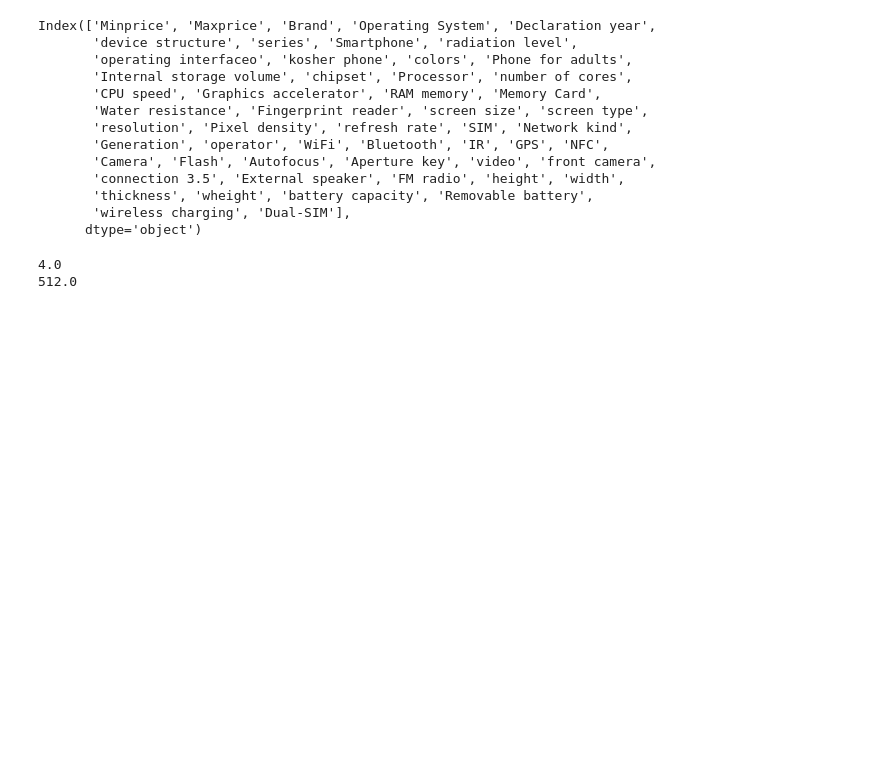
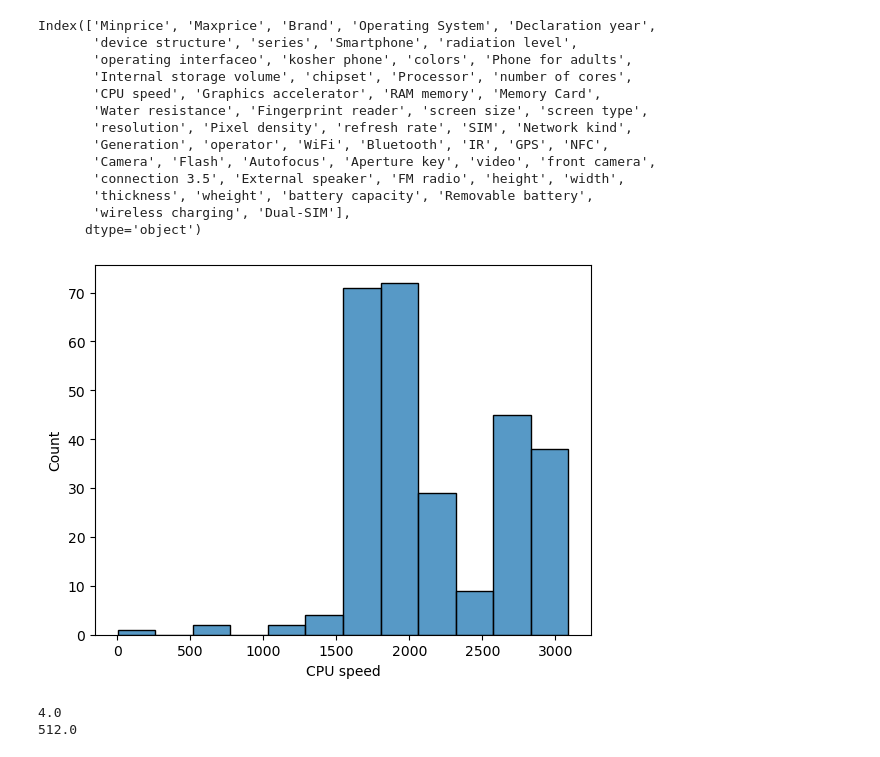
Before and after one commit to Davidtal1/PhoneProjects, a Jupyter notebook: PhonesProject.ipynb, the cells around one changed output. Drawn from its saved outputs; the diff is of its cells as text; code cells hidden in the pictures; blank space fills up the shorter version.

```diff
--- a/PhonesProject.ipynb
+++ b/PhonesProject.ipynb
@@ -330,5 +330,6 @@ See the caveats in the documentation: https://pandas.pydata.org/pandas-docs/stab
 # %% [markdown]
 After using the pd.to_numeric all the values that werent changed got changed into NAN values and we also saw that we good 'None' values as a string insted of None this rows change them back to None
 # %%
-df_WithNone = df_WithNone.replace({np.nan:None})
-df_WithNone=df_WithNone.replace('None', None)
+df_WithNone=df_WithNone.replace('None',np.nan)
+df_WithNone=df_WithNone.replace({None:np.nan})
+df_WithNone['Declaration year']
@@ -365,10 +363,10 @@ listNotInDescribe=[]
 for col in all_cols:
     if(col not in list_describe):
         listNotInDescribe.append(col)
-listNotInDescribe
-listThatShouldBe=["radiation level","Declaration year","height","wheight","width","thickness","battery capacity",
-'screen size','number of cores','CPU speed','RAM memory','refresh rate','Pixel density','resolution','Internal storage volume',
-'front camera','Camera','Generation','Network kind']
+print(listNotInDescribe)
+
+# יש ערכים שצריכים להיות נומרים אבל הם לא לכן נריץ שוב
+listThatShouldBe=['Declaration year','CPU speed','Generation']
 df_WithNone=to_numeric_second_time(df_WithNone,listThatShouldBe)
 
 list_describe=df_WithNone.describe().columns
@@ -377,5 +375,5 @@ listNotInDescribe=[]
 for col in all_cols:
     if(col not in list_describe):
         listNotInDescribe.append(col)
-listNotInDescribe
+len(listNotInDescribe)
 # %% [output]
@@ -417,6 +403,11 @@ Index(['Minprice', 'Maxprice', 'Brand', 'Operating System', 'Declaration year',
        'thickness', 'wheight', 'battery capacity', 'Removable battery',
        'wireless charging', 'Dual-SIM'],
       dtype='object')
+# %%
+sns.histplot(df_WithNone['CPU speed'])
+plt.show()
+# %% [output]
+[figure, added]
 # %%
 print(df_WithNone['Internal storage volume'].min())
 print(df_WithNone['Internal storage volume'].max())
```
Also changed, not shown: parts of 5 cells of this notebook.
